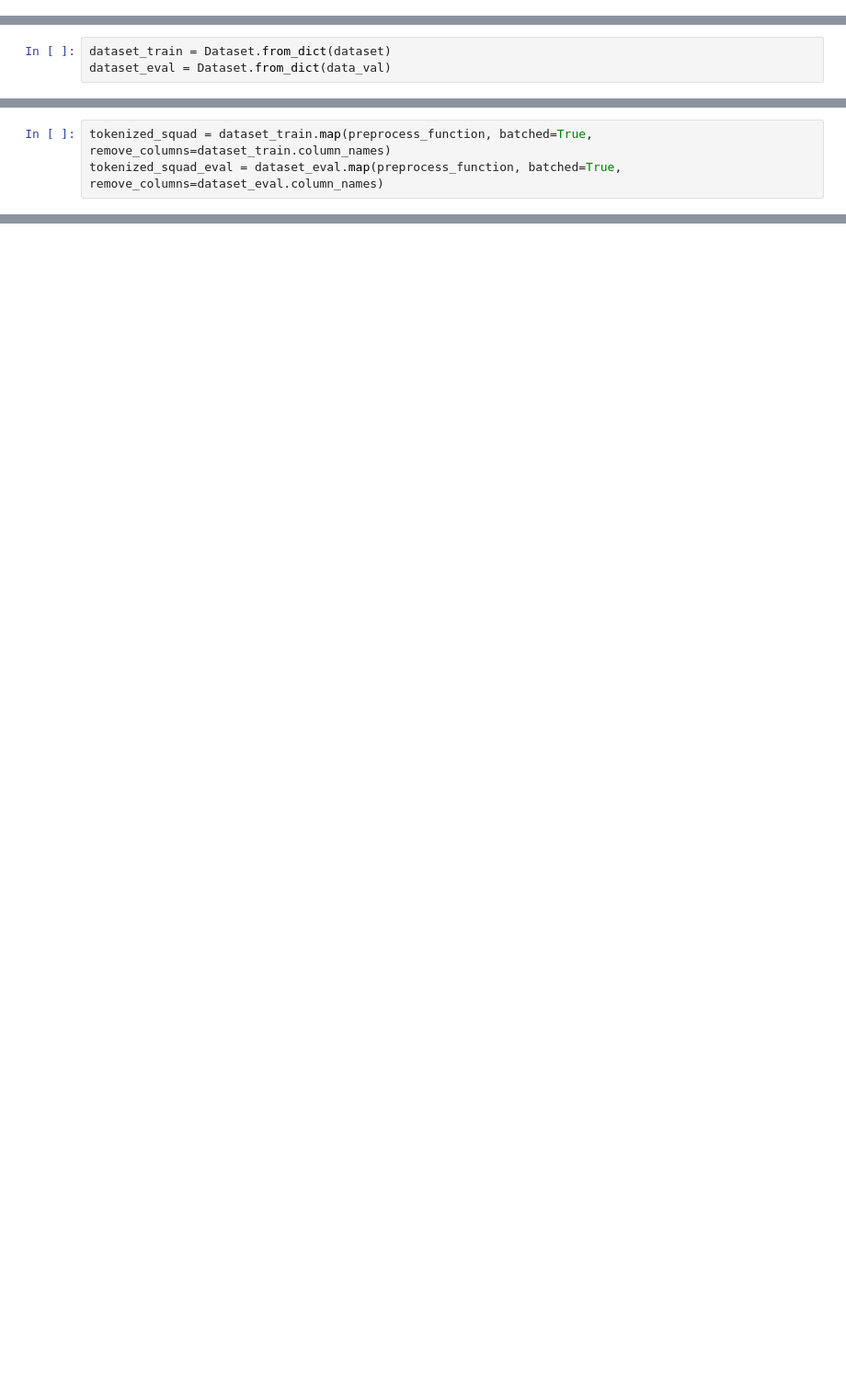
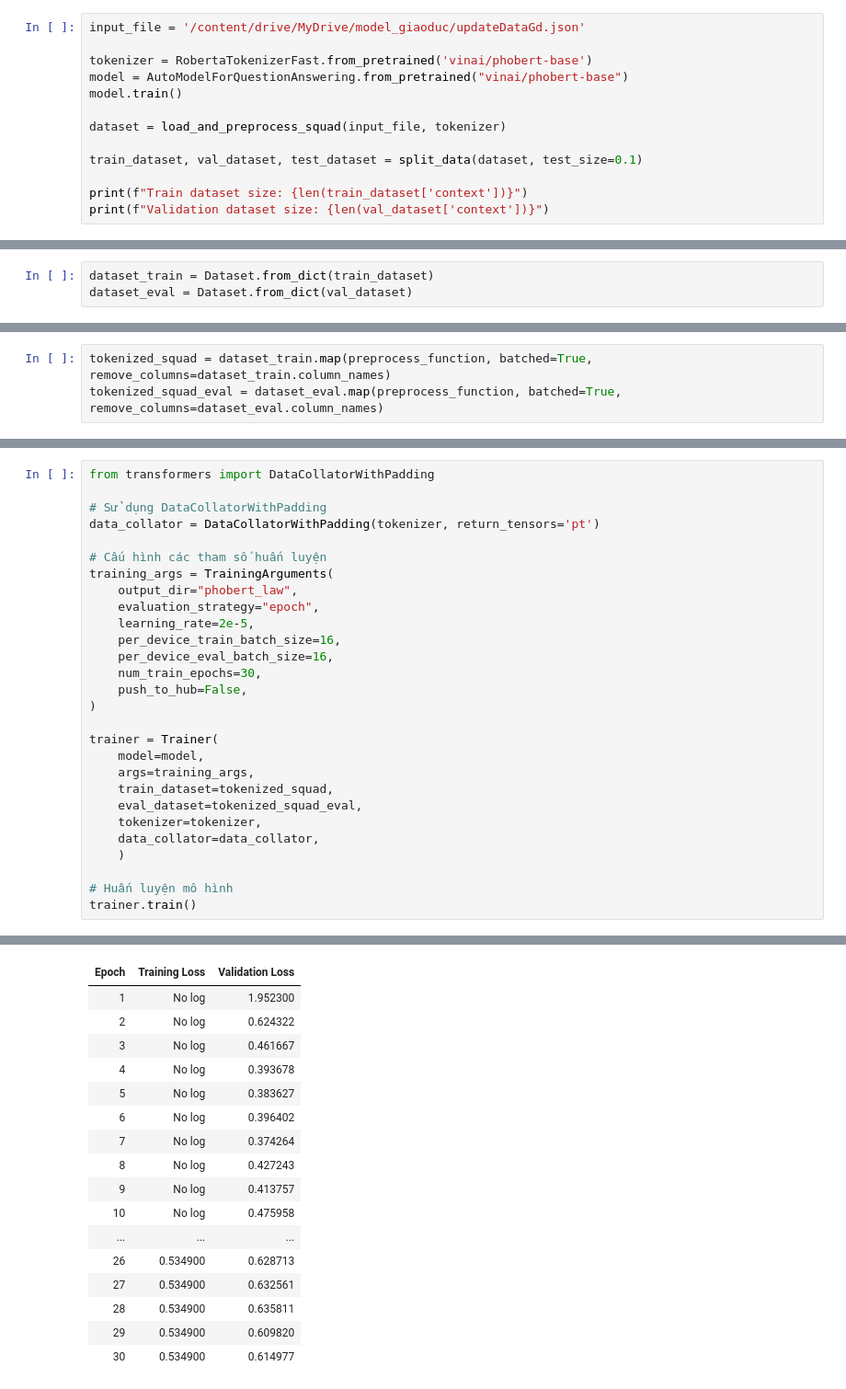
Before and after one commit to vdd1999/QALaborLawVietNam, a Jupyter notebook: phoBERTModel_gd.ipynb, the cells around one changed output, grey strips where cells are left out. Shown at 92% size. Cells and saved outputs as stored; diff of their text form; blank space fills up the shorter version.

Commit message:
add model giao duc

```diff
--- a/phoBERTModel_gd.ipynb
+++ b/phoBERTModel_gd.ipynb
@@ -124,0 +218,13 @@ def load_and_preprocess_squad(input_file):
+# %%
+input_file = '/content/drive/MyDrive/model_giaoduc/updateDataGd.json'
+
+tokenizer = RobertaTokenizerFast.from_pretrained('vinai/phobert-base')
+model = AutoModelForQuestionAnswering.from_pretrained("vinai/phobert-base")
+model.train()
+
+dataset = load_and_preprocess_squad(input_file, tokenizer)
+
+train_dataset, val_dataset, test_dataset = split_data(dataset, test_size=0.1)
+
+print(f"Train dataset size: {len(train_dataset['context'])}")
+print(f"Validation dataset size: {len(val_dataset['context'])}")
@@ -178,3 +289,3 @@ data_val = load_and_preprocess_squad("/content/data/eval_gd.json")
 # %%
-dataset_train = Dataset.from_dict(dataset)
-dataset_eval = Dataset.from_dict(data_val)
+dataset_train = Dataset.from_dict(train_dataset)
+dataset_eval = Dataset.from_dict(val_dataset)
@@ -247,0 +295,29 @@ TrainOutput(global_step=2250, training_loss=0.7331055840386285, metrics={'train_
+# %%
+from transformers import DataCollatorWithPadding
+
+# Sử dụng DataCollatorWithPadding
+data_collator = DataCollatorWithPadding(tokenizer, return_tensors='pt')
+
+# Cấu hình các tham số huấn luyện
+training_args = TrainingArguments(
+    output_dir="phobert_law",
+    evaluation_strategy="epoch",
+    learning_rate=2e-5,
+    per_device_train_batch_size=16,
+    per_device_eval_batch_size=16,
+    num_train_epochs=30,
+    push_to_hub=False,
+)
+
+trainer = Trainer(
+    model=model,
+    args=training_args,
+    train_dataset=tokenized_squad,
+    eval_dataset=tokenized_squad_eval,
+    tokenizer=tokenizer,
+    data_collator=data_collator,
+    )
+
+# Huấn luyện mô hình
+trainer.train()
+# %% [output]
@@ -247,0 +325,17 @@ TrainOutput(global_step=2250, training_loss=0.7331055840386285, metrics={'train_
+| Epoch | Training Loss | Validation Loss |
+| 1 | No log | 1.952300 |
+| 2 | No log | 0.624322 |
+| 3 | No log | 0.461667 |
+| 4 | No log | 0.393678 |
+| 5 | No log | 0.383627 |
+| 6 | No log | 0.396402 |
+| 7 | No log | 0.374264 |
+| 8 | No log | 0.427243 |
+| 9 | No log | 0.413757 |
+| 10 | No log | 0.475958 |
+| ... | ... | ... |
+| 26 | 0.534900 | 0.628713 |
+| 27 | 0.534900 | 0.632561 |
+| 28 | 0.534900 | 0.635811 |
+| 29 | 0.534900 | 0.609820 |
+| 30 | 0.534900 | 0.614977 |
```
Also changed, not shown: parts of 34 cells of this notebook.
